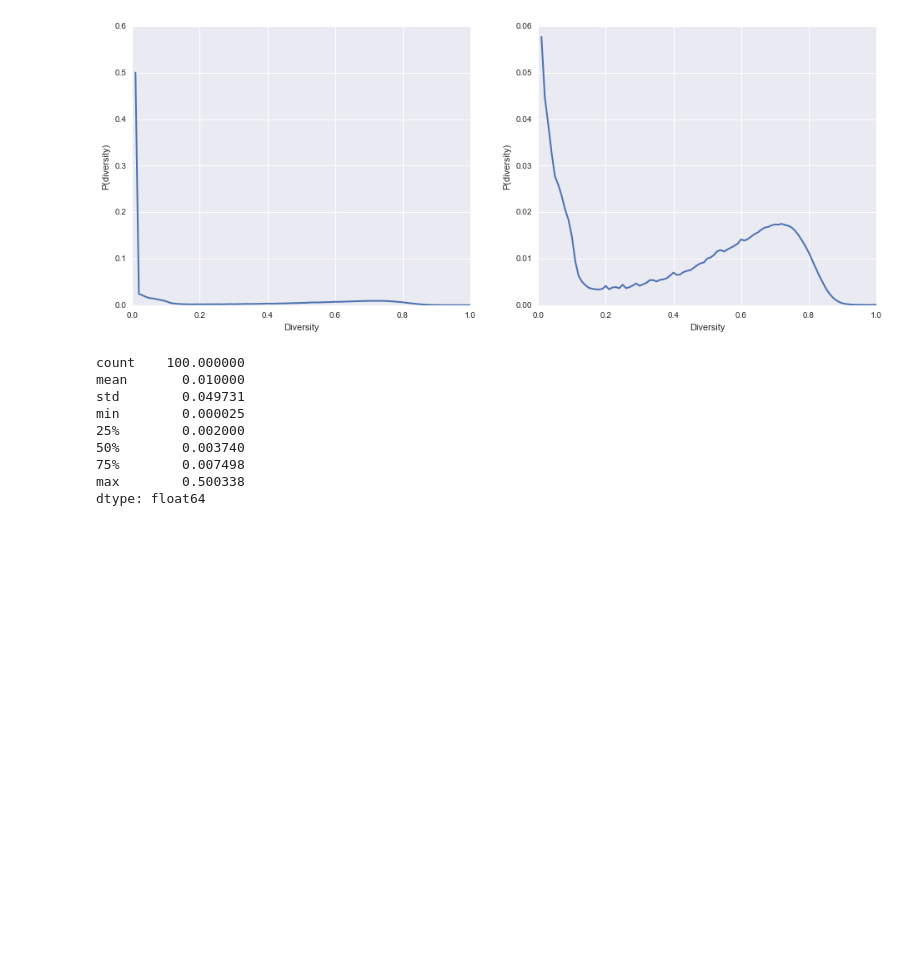
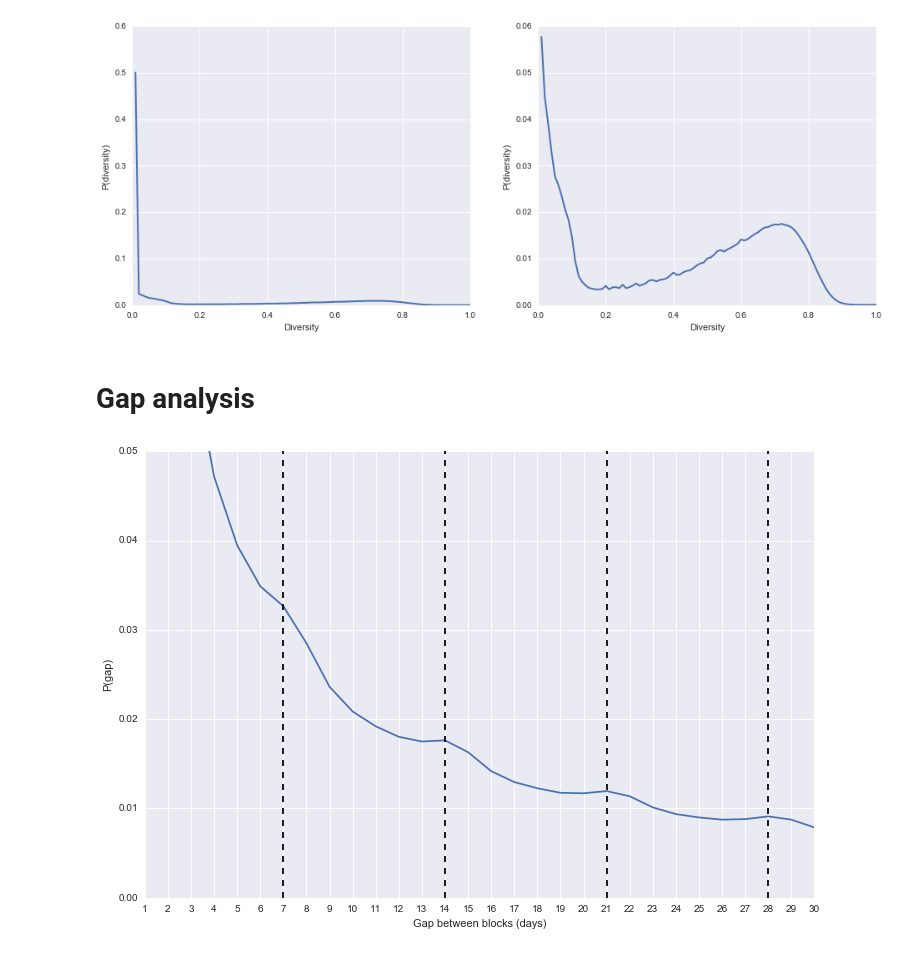
Before and after one commit to jlorince/MusicForaging, a Jupyter notebook: notebooks/result_viz.ipynb, the cells around one changed output. Drawn from its saved outputs; the diff is of its cells as text; code cells hidden in the pictures; blank space fills up the shorter version.

```diff
--- a/notebooks/result_viz.ipynb
+++ b/notebooks/result_viz.ipynb
@@ -350,15 +350,31 @@ for ax in axes:
 #axes[0].legend(loc='upper right')
 # %% [output]
 [figure]
-# %%
-pd.Series(zeros).describe()
-# %% [output]
-count    100.000000
-mean       0.010000
-std        0.049731
-min        0.000025
-25%        0.002000
-50%        0.003740
-75%        0.007498
-max        0.500338
-dtype: float64
+# %% [markdown]
+# Gap analysis
+# %%
+# import pandas as pd
+# import numpy as np
+# df = pd.read_table('test',header=None,names=['user','d']).drop_duplicates(['user'])
+# df['d'] = df['d'].apply(lambda s: np.array(s.split(','),dtype=float))
+# result = np.nanmean(np.vstack(df['d']),axis=0)
+# result
+
+x=np.array([ 0.3724982 ,  0.09270428,  0.06095183,  0.04718468,  0.03947697,
+        0.03489556,  0.03265157,  0.02851   ,  0.02363414,  0.02086439,
+        0.01920391,  0.01802927,  0.01749849,  0.01763104,  0.01630397,
+        0.01418248,  0.01295734,  0.01226865,  0.01175618,  0.01170099,
+        0.0119483 ,  0.01136754,  0.0101201 ,  0.0093693 ,  0.00899711,
+        0.00874891,  0.0088069 ,  0.00911558,  0.00874766,  0.00787465])
+
+fig,ax = plt.subplots(1,1,figsize=(12,8))
+ax.set_xticks(range(31))
+ax.set_xticklabels(range(1,31))
+ax.plot(x)
+ax.set_ylim(0,0.05)
+for y in (6,13,20,27):
+    ax.axvline(y,ls='--',c='k')
+ax.set_xlabel('Gap between blocks (days)')
+ax.set_ylabel('P(gap)');
+# %% [output]
+[figure, added]
```
Also changed, not shown: 3 other files.
